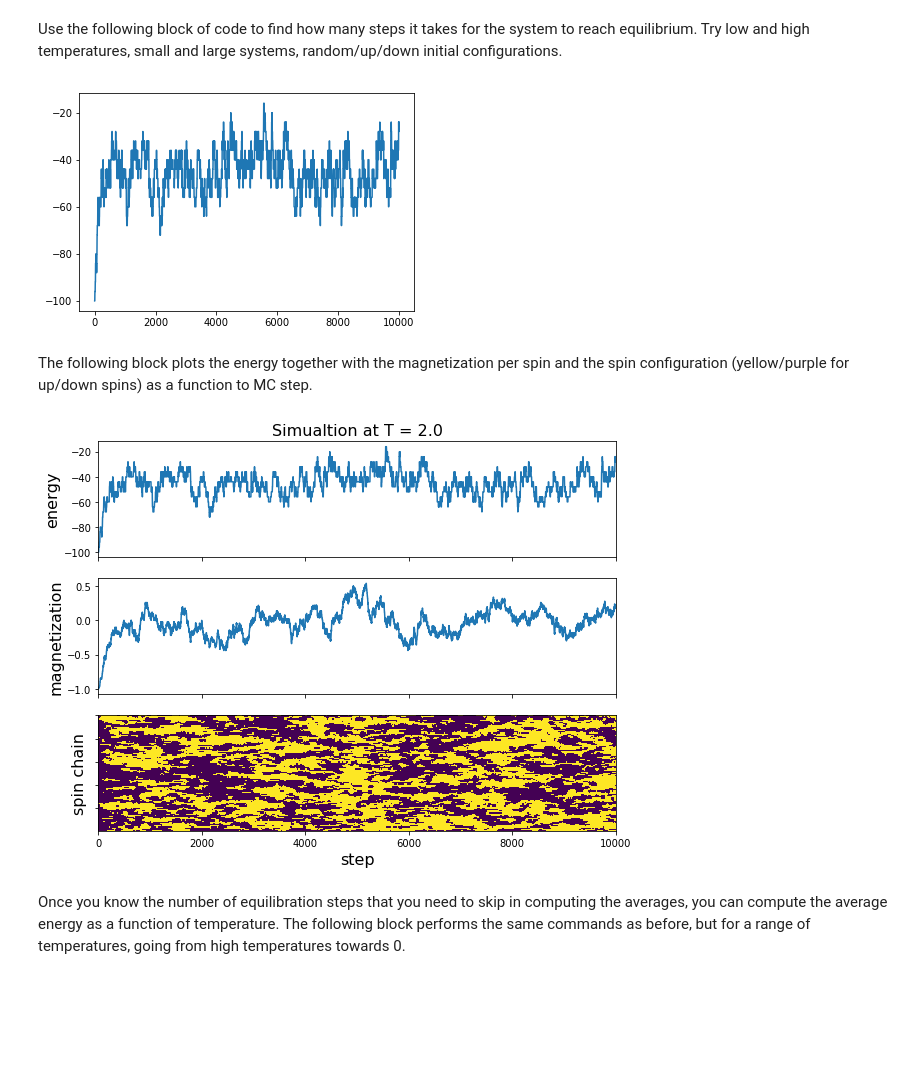
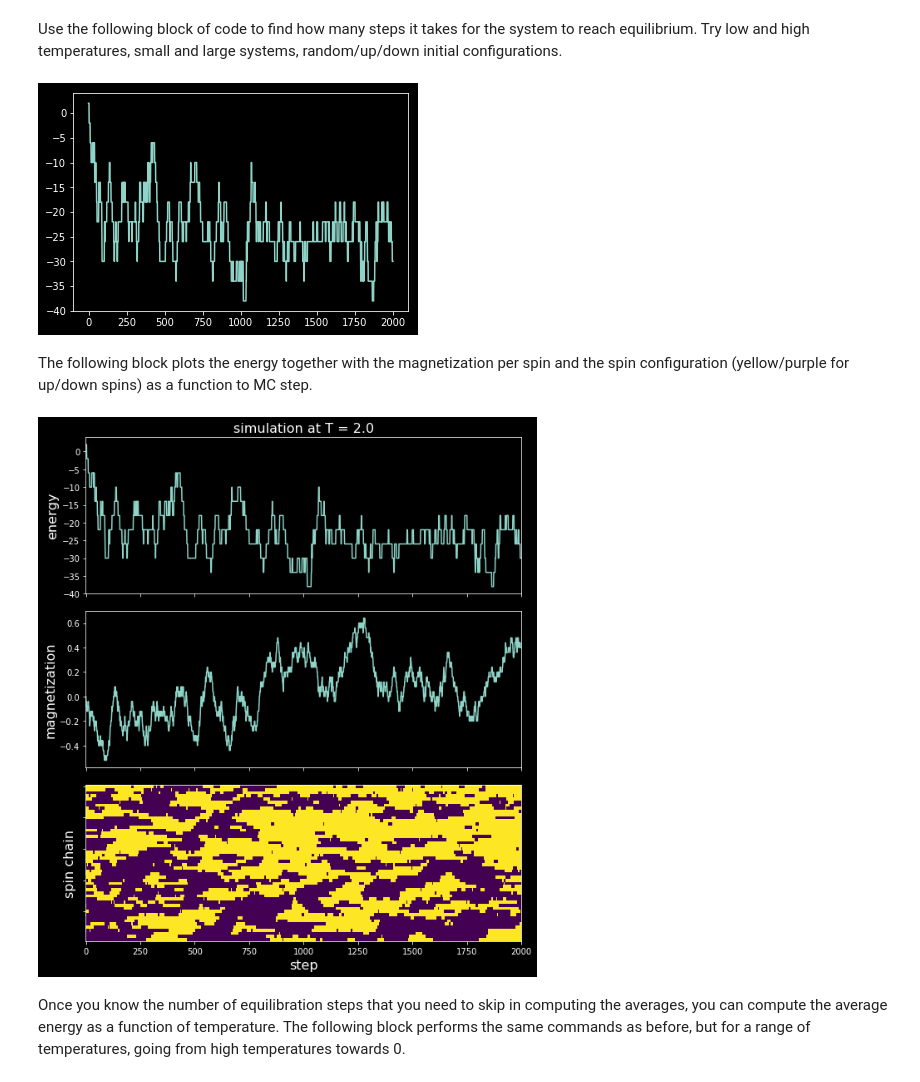
Before and after one commit to UNT-PHYS-6110-Template/Homework_5, a Jupyter notebook: assignment_1.ipynb, the cells around one changed output. Cells and saved outputs as stored; diff of their text form; code cells hidden in the pictures; blank space fills up the shorter version.

```diff
--- a/assignment_1.ipynb
+++ b/assignment_1.ipynb
@@ -9,6 +9,8 @@ Import useful modules
 # %%
 import numpy as np
 import matplotlib.pyplot as plt
+from matplotlib import style
+style.use('dark_background') # comment this out if you are not using the dark background
 # %% [markdown]
 Define a few functions that will be used in the importance sampling Monte Carlo simulation.
 - initial: performs the initialization of the system
@@ -95,15 +97,15 @@ Use the following block of code to find how many steps it takes for the system t
 #
 # set simulation parameters
 #
-N = 100
+N = 50
 J = 1.0 # Arbitrary units (kb=1.0)
 B = 0.0
 T = 2.0 # Temperature will be given in units of kb/J
-n_steps = 10000
+n_steps = 2000
 #
 # perform the simulation
 #
-s = initial('down',N)
+s = initial('random',N)
 energies,magnetizations,microstates = montecarlo(s,J,B,T,N,n_steps)
 #
 # plot results
@@ -111,26 +113,26 @@ energies,magnetizations,microstates = montecarlo(s,J,B,T,N,n_steps)
 plt.plot(energies)
 plt.show()
 # %% [output]
-[figure, old version]
+[figure, new version]
 # %% [markdown]
 The following block plots the energy together with the magnetization per spin and the spin configuration (yellow/purple for up/down spins) as a function to MC step.
 # %%
-fig,ax = plt.subplots(3,sharex=True,figsize=(8,6))
+fig,ax = plt.subplots(3,sharex=True,figsize=(8,9))
 fig.tight_layout()
-ax[0].set_title('Simualtion at T = %2.1f'%T,fontsize=16)
+ax[0].set_title('simulation at T = %2.1f'%T,fontsize=16)
 ax[0].set_ylabel('energy',fontsize=16)
 ax[0].set_xmargin(0)
 ax[0].plot(energies)
 ax[1].set_ylabel('magnetization',fontsize=16)
 ax[1].set_xmargin(0)
 ax[1].plot(magnetizations)
 ax[2].set_ylabel('spin chain',fontsize=16)
 ax[2].yaxis.set_ticklabels([])
 ax[2].imshow(microstates.T,aspect='auto')
 ax[2].set_xlabel('step',fontsize=16)
 plt.show()
 # %% [output]
-[figure, old version]
+[figure, new version]
 # %% [markdown]
 Once you know the number of equilibration steps that you need to skip in computing the averages, you can compute the average energy as a function of temperature. The following block performs the same commands as before, but for a range of temperatures, going from high temperatures towards 0.
 # %%
```
Also changed, not shown: parts of 3 cells of this notebook, 3 other files.
